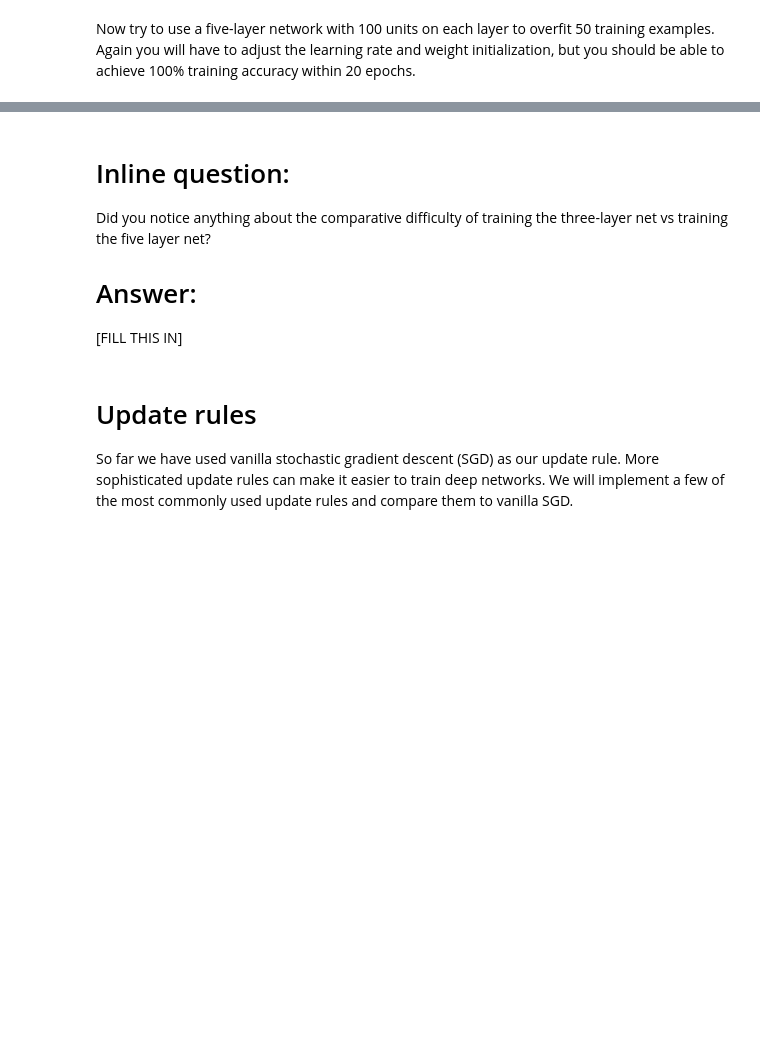
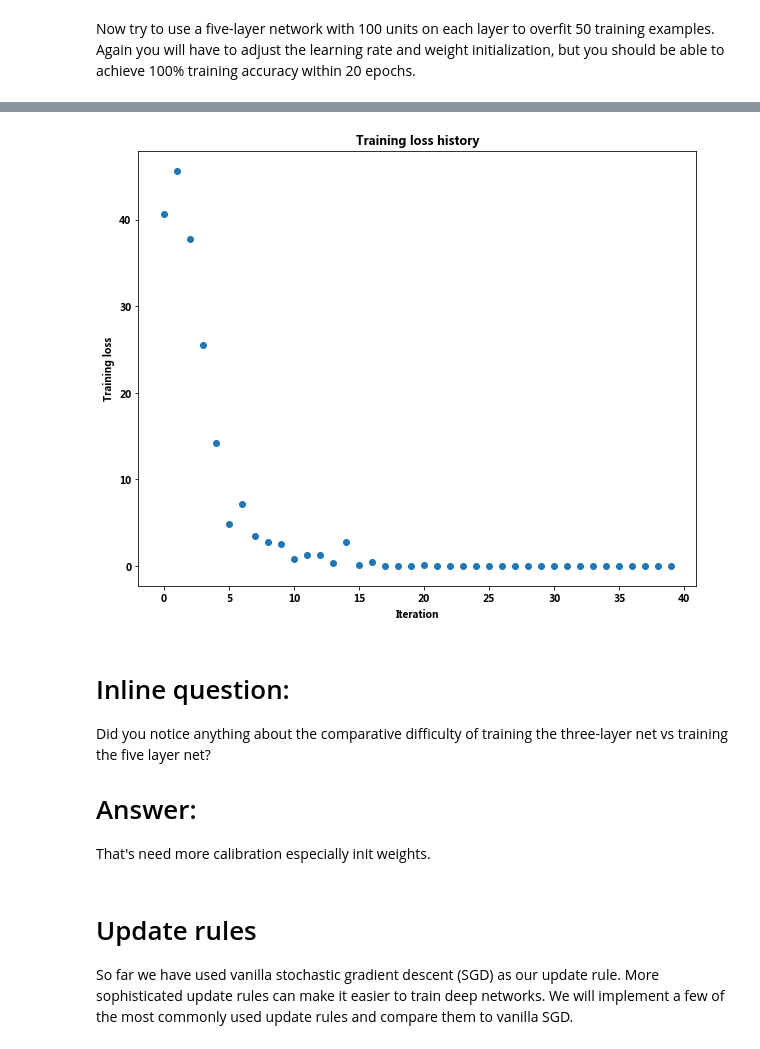
Before and after one commit to RochaC/cs231n-2017, a Jupyter notebook: assignment2/FullyConnectedNets.ipynb, the cells around one changed output, grey strips where cells are left out. Saved outputs shown, nothing was run; the diff lists cells and outputs as text; code cells hidden in the pictures; blank space fills up the shorter version.

```diff
--- a/assignment2/FullyConnectedNets.ipynb
+++ b/assignment2/FullyConnectedNets.ipynb
@@ -480,7 +499,7 @@ small_data = {
 }
 
 learning_rate = 1e-3
-weight_scale = 1e-5
+weight_scale = 8e-2
 model = FullyConnectedNet([100, 100, 100, 100],
                 weight_scale=weight_scale, dtype=np.float64)
 solver = Solver(model, small_data,
@@ -497,3 +516,4 @@ plt.title('Training loss history')
 plt.xlabel('Iteration')
 plt.ylabel('Training loss')
 plt.show()
+# %% [output]
@@ -500,9 +537,10 @@ plt.show()
+[figure, added]
 # %% [markdown]
 # Inline question:
 Did you notice anything about the comparative difficulty of training the three-layer net vs training the five layer net?
 
 # Answer:
-[FILL THIS IN]
+That's need more calibration especially init weights.
 # %% [markdown]
 # Update rules
 So far we have used vanilla stochastic gradient descent (SGD) as our update rule. More sophisticated update rules can make it easier to train deep networks. We will implement a few of the most commonly used update rules and compare them to vanilla SGD.
```
Also changed, not shown: parts of 7 cells of this notebook, 1 other file.
